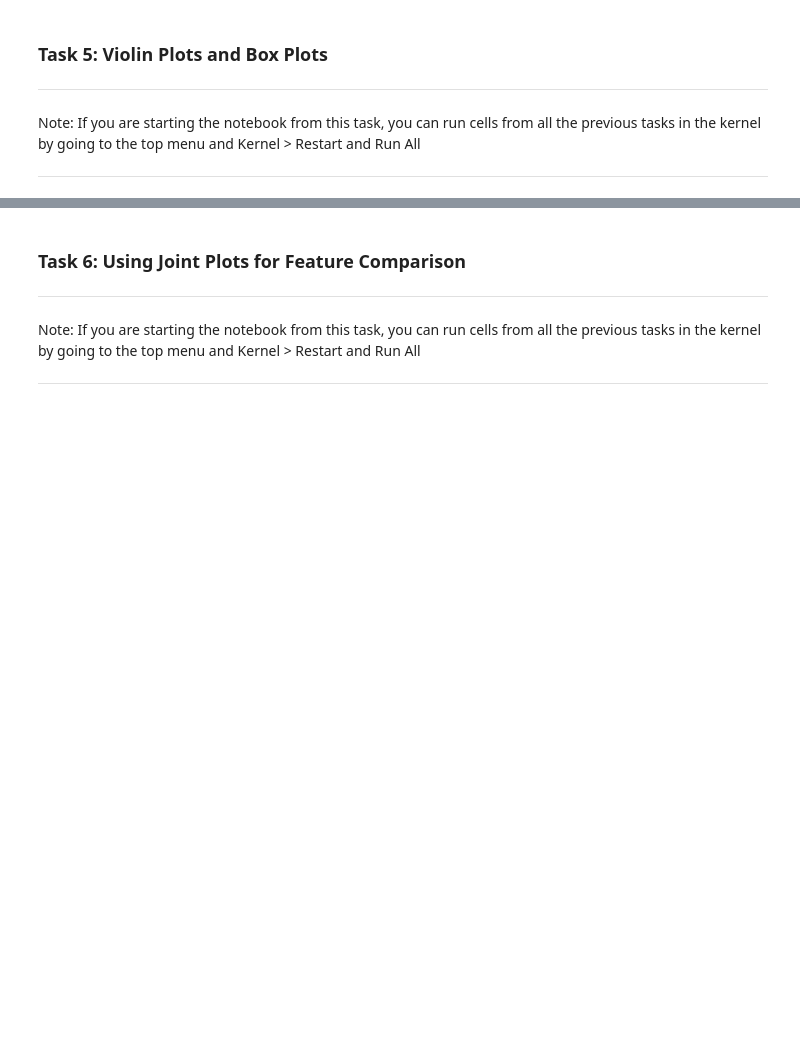
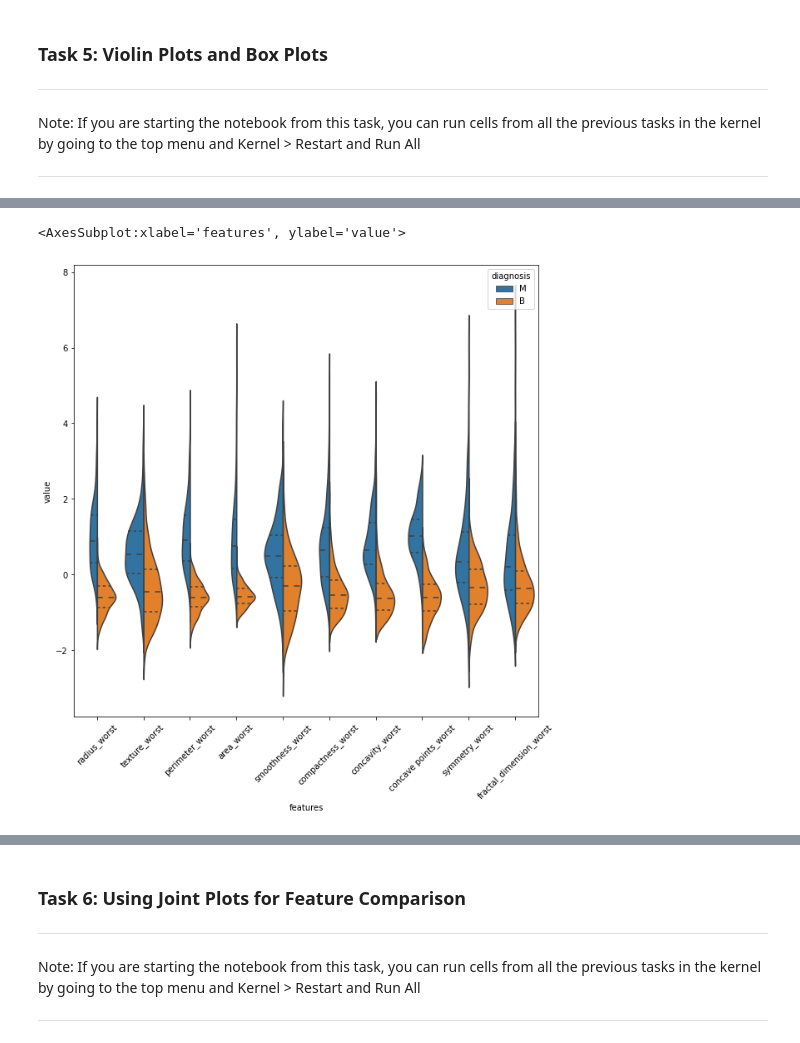
Before and after one commit to Peng-Peng/test, a Jupyter notebook: eda_seaborn.ipynb, the cells around one changed output, grey strips where cells are left out. Saved outputs shown, nothing was run; the diff lists cells and outputs as text; code cells hidden in the pictures; blank space fills up the shorter version.

```diff
--- a/eda_seaborn.ipynb
+++ b/eda_seaborn.ipynb
@@ -149,0 +200,11 @@ Note: If you are starting the notebook from this task, you can run cells from al
+# %%
+data = pd.concat([y,data_std.iloc[:,20:30]],axis = 1)
+data = pd.melt(data, id_vars = 'diagnosis',
+               var_name = 'features',value_name='value'
+              )
+plt.figure(figsize=(10,10))
+plt.xticks(rotation=45);  # tilt the x-axia label so it won't clutter
+sns.violinplot(x='features',y='value',hue='diagnosis',data=data, split=True,inner='quart')
+# %% [output]
+<AxesSubplot:xlabel='features', ylabel='value'>
+[figure, added]
```
Also changed, not shown: parts of 12 cells of this notebook, 4 other files.
